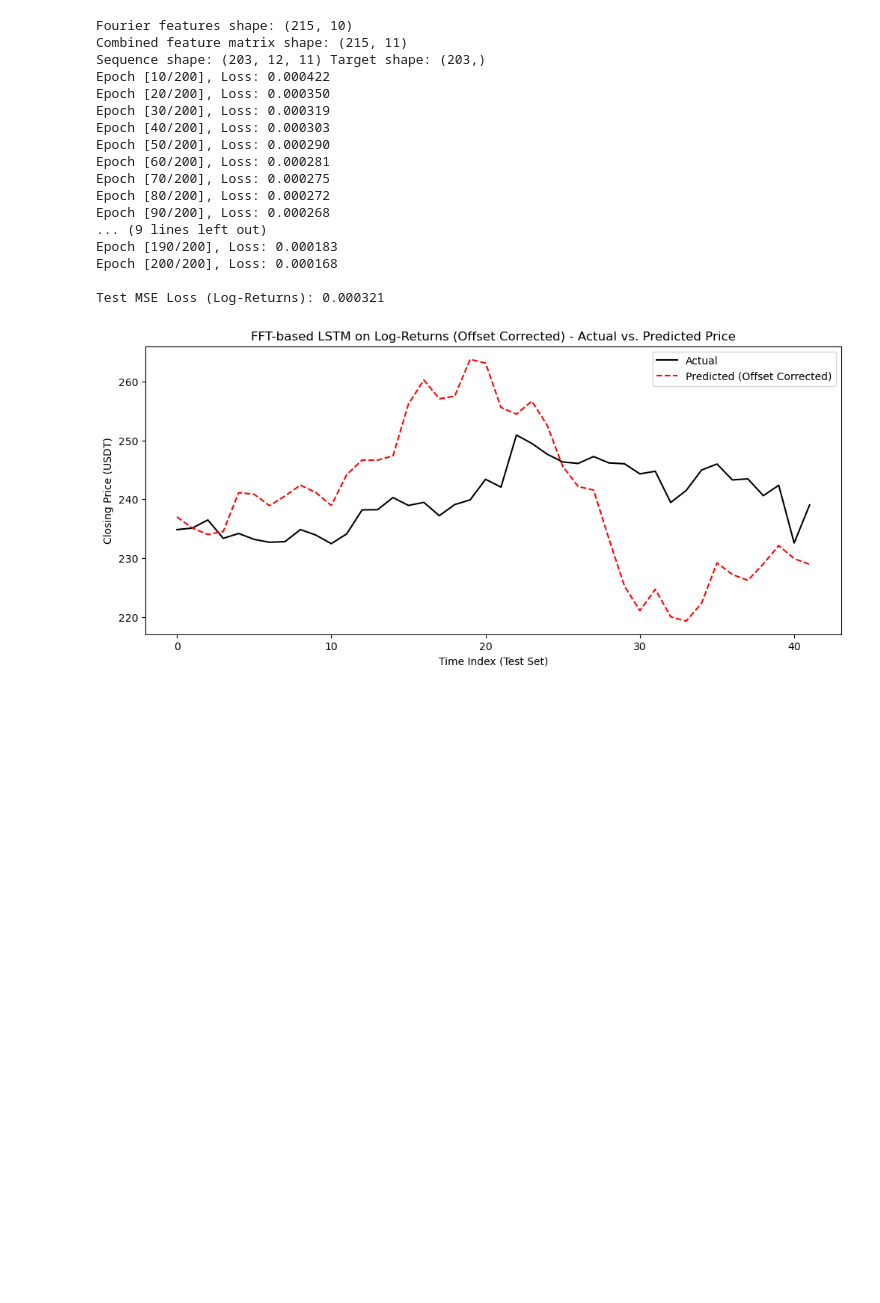
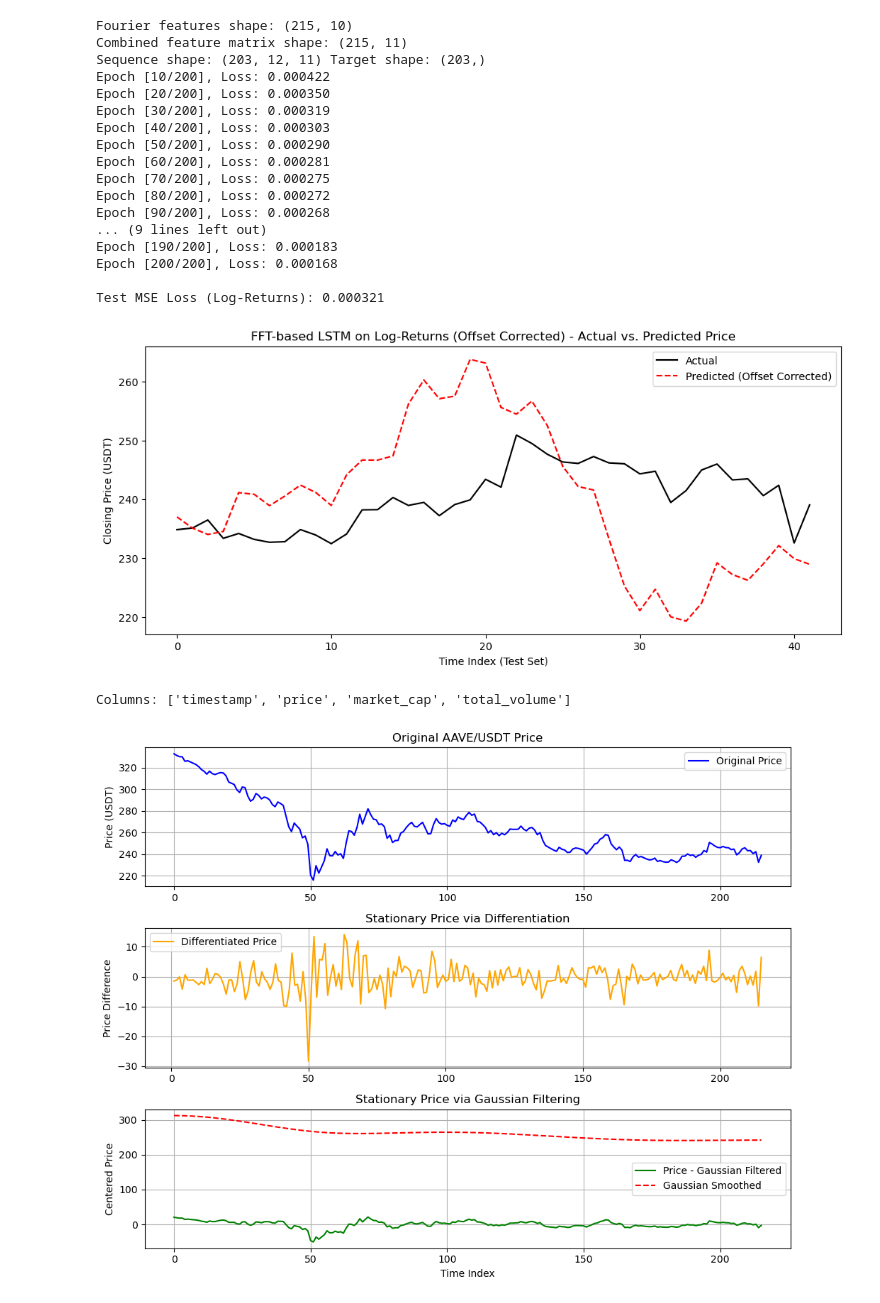
Before and after one commit to vamsin07/DSC-244-FFT, a Jupyter notebook: FFT.ipynb, the cells around one changed output. Cells and saved outputs as stored; diff of their text form; code cells hidden in the pictures; blank space fills up the shorter version.

```diff
--- a/FFT.ipynb
+++ b/FFT.ipynb
@@ -1636,3 +1636,77 @@ Epoch [200/200], Loss: 0.000168
 
 Test MSE Loss (Log-Returns): 0.000321
 [figure]
+# %%
+import numpy as np
+import pandas as pd
+import matplotlib.pyplot as plt
+from scipy.ndimage import gaussian_filter1d
+
+# ===============================
+# 1. Load the Dataset
+# ===============================
+file_path = "AAVE_ohlcv_data.csv"  # Adjust if needed
+df = pd.read_csv(file_path)
+
+# Inspect the dataset columns to ensure 'price' exists
+print("Columns:", df.columns.tolist())
+
+# Extract the price data
+price = df["price"].dropna().values
+
+# Create a time index (if you have timestamps, you can plot against them instead)
+time_index = np.arange(len(price))
+
+# ===============================
+# 2. Differentiation (Derivative) Method
+# ===============================
+# price_diff[t] = price[t] - price[t-1]
+price_diff = np.diff(price)
+
+# For plotting, we shift the time index by 1 so the diff array lines up
+time_diff = time_index[1:]
+
+# ===============================
+# 3. Gaussian Filtering Method
+# ===============================
+# Define a sigma (standard deviation) for the Gaussian kernel
+sigma = 20  # Adjust as needed; higher sigma -> smoother result
+# Smooth (filter) the price data
+price_filtered = gaussian_filter1d(price, sigma=sigma)
+
+# Compute zero-centered stationary price by subtracting the smoothed signal
+price_centered = price - price_filtered
+
+# ===============================
+# 4. Plot the Results
+# ===============================
+fig, axes = plt.subplots(3, 1, figsize=(10, 8), sharex=False)
+
+# Original Price
+axes[0].plot(time_index, price, label="Original Price", color="blue")
+axes[0].set_title("Original AAVE/USDT Price")
+axes[0].set_ylabel("Price (USDT)")
+axes[0].legend()
+axes[0].grid(True)
+
+# Derivative Method
+axes[1].plot(time_diff, price_diff, label="Differentiated Price", color="orange")
+axes[1].set_title("Stationary Price via Differentiation")
+axes[1].set_ylabel("Price Difference")
+axes[1].legend()
+axes[1].grid(True)
+
+# Gaussian Filtering & Subtraction
+axes[2].plot(time_index, price_centered, label="Price - Gaussian Filtered", color="green")
+axes[2].plot(time_index, price_filtered, label="Gaussian Smoothed", color="red", linestyle="--")
+axes[2].set_title("Stationary Price via Gaussian Filtering")
+axes[2].set_xlabel("Time Index")
+axes[2].set_ylabel("Centered Price")
+axes[2].legend()
+axes[2].grid(True)
+
+plt.tight_layout()
+plt.show()
+# %% [output]
+Columns: ['timestamp', 'price', 'market_cap', 'total_volume']
+[figure, added]
```
Also changed, not shown: parts of 2 cells of this notebook, 1 other file.
